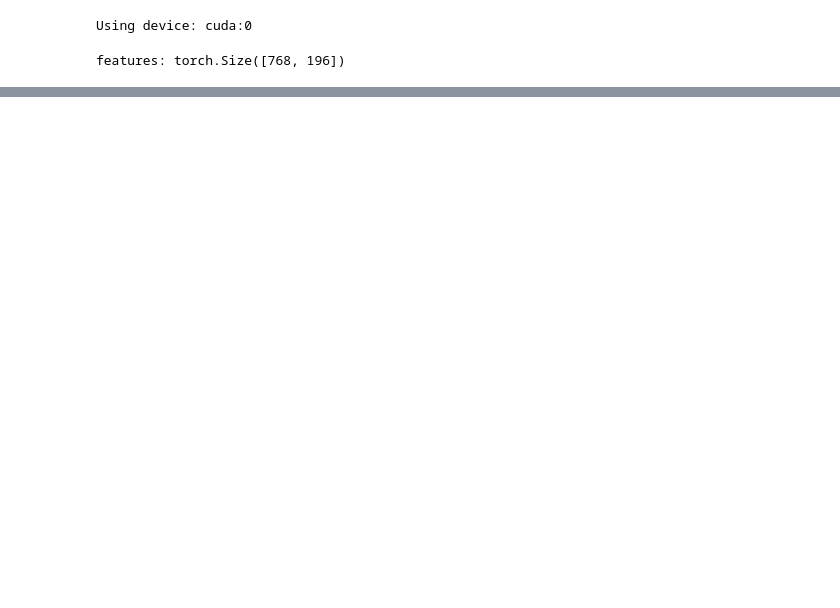
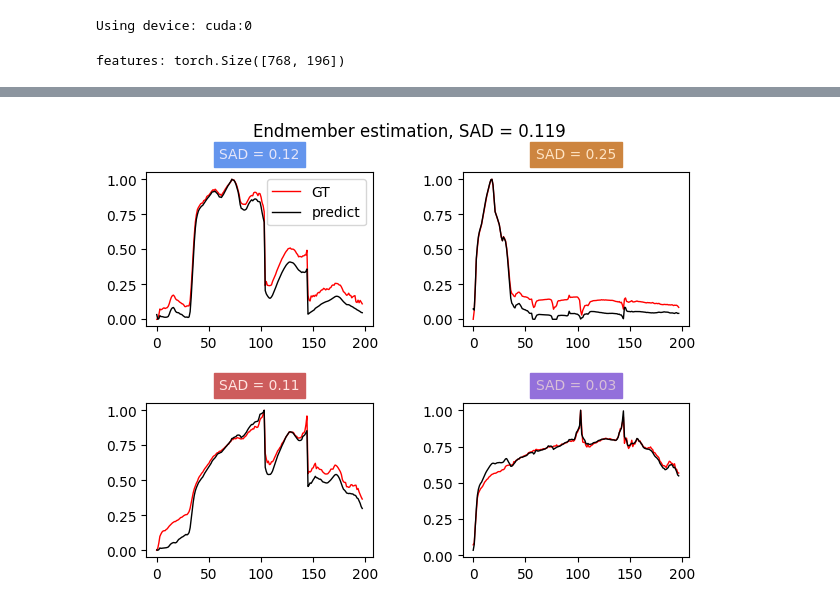
Before and after one commit to edabier/SS-HSU_benchmark, a Jupyter notebook: clean_test.ipynb, the cells around one changed output, grey strips where cells are left out. Saved outputs shown, nothing was run; the diff lists cells and outputs as text; code cells hidden in the pictures; blank space fills up the shorter version.

Commit message:
Comparisons between DOFA and CNNAEU

```diff
--- a/clean_test.ipynb
+++ b/clean_test.ipynb
@@ -6,7 +6,7 @@ import matplotlib.pyplot as plt
 import scipy.io as io
 import sys
 
-global_path = "/home/edabier/Documents/Thèse/benchmark"
+global_path = "/home/ids/edabier/HSU"
 sys.path.append(f"{global_path}/HyperSIGMA/HyperspectralUnmixing")
 from mmengine.optim import build_optim_wrapper
 from mmcv__custom import custom_layer_decay_optimizer_constructor
@@ -146,0 +142,90 @@ tensor(0.6264, device='cuda:0', grad_fn=<MeanBackward0>)
+# %%
+loader, _, _ = utils.create_dataloader(dataset, patch_size=H, dev=dev, path=global_path)
+epochs, lr = 200, 0.001
+
+optim_wrapper = dict(
+    optimizer=dict(type='AdamW', lr=lr, betas=(0.9, 0.999), weight_decay=0.05),
+    constructor='LayerDecayOptimizerConstructor_ViT',
+    paramwise_cfg=dict(num_layers=12, layer_decay_rate=0.9))
+
+model = unmixer
+model.apply(model.weights_init)
+model = models.init_decoder_weights(model, Y_init/Y_init.max(), c, is_unmixer=True)
+optimizer = build_optim_wrapper(model, optim_wrapper)
+
+for epoch in range(epochs):
+
+    for Y, E, A in loader:
+        optimizer.zero_grad()
+
+        Y = utils.oneD_to_2d(Y).to(dev)
+        A = utils.oneD_to_2d(A).to(dev)
+        E = E.to(dev)
+
+        Y, A, features = rsfm.extract_f("DOFA", fm, Y, A, new_H, wavelengths, False)
+        E_hat, A_hat, Y_hat = model(features)
+        W_ab, W_mse, W_tv_e, W_tv_a, W_e = 0.5, 1e-4, 1e-3, 1e-7, 1e-3 #0.5, 0.2, 1e-2, 1e-7, 0
+        loss, loss_sad, loss_ab, loss_tv_e, loss_tv_a, loss_mse, loss_norm_e = model.loss(Y, Y_hat, A_hat, E_hat, 1, W_ab, W_tv_e, W_tv_a, W_mse, W_e, hypersigma=False)
+
+        loss.backward()
+        optimizer.step()
+
+        with torch.no_grad():
+            constraints = models.weightConstraint()
+            model.decoder.apply(constraints)
+        break
+
+_, A, features = rsfm.extract_f("DOFA", fm, Y_init, A, new_H, wavelengths, False)
+E_hat1, A_hat1, Y_hat1 = model(features)
+sad, sad_a, mse = plots.compute_metrics_and_plot(E_hat1, A_hat1, A, E, normalize_E=True, normalize_A=True, return_results=True)
+print(f"After training: sad = {format(sad, '.3f')}, mse = {format(mse, '.3f')}, sad_a = {format(sad_a, '.3f')}, overall = {format(torch.mean(torch.tensor([sad, sad_a, mse])), '.3f')}")
+
+sads, sads_a, mses = [], [], []
+
+for n in range(20):
+
+    cnnaeu = rsfm.CNNAEU_with_decoder(B, c, model.decoder, freeze_E=True)
+    state_dict = cnnaeu.decoder.state_dict()
+    E_hat = model.decoder.get_endmembers()
+    E_hat = utils.normalize(E_hat, is_endmember=True)
+    state_dict["decoder.weight"] = E_hat.unsqueeze(-1).unsqueeze(-1)
+    cnnaeu.decoder.load_state_dict(state_dict)
+
+    epochs, lr = 200, 0.001
+    optimizer = torch.optim.AdamW(cnnaeu.parameters(), lr=lr)
+
+    for epoch in range(epochs):
+
+        for Y_cnn, E_cnn, A_cnn in loader:
+            optimizer.zero_grad()
+
+            Y_cnn = Y_cnn.to(dev)
+            # Y_cnn = utils.oneD_to_2d(Y_cnn)
+            # Y_cnn = utils.sum_to_one(Y_cnn)
+            # Y_cnn = Y_cnn/torch.max(Y_cnn)
+            # Y_cnn = Y_cnn.flatten(2)
+
+            E_hat_cnn, A_hat_cnn, Y_hat_cnn = cnnaeu(Y_cnn)
+
+            loss = cnnaeu.loss(E_cnn, E_hat_cnn, A_cnn, A_hat_cnn, Y_cnn, Y_hat_cnn)
+
+            loss.backward()
+            optimizer.step()
+            break
+
+    E_hat_cnn, A_hat_cnn, Y_hat_cnn = cnnaeu(Y.reshape(1, B, new_H**2))
+    A_hat_cnn = utils.oneD_to_2d(A_hat_cnn)
+
+    sad, sad_a, mse = plots.compute_metrics_and_plot(E_hat_cnn, A_hat_cnn, A, E, normalize_E=True, normalize_A=True, return_results=True, plot_A=False, plot_E=False)
+    sads.append(sad)
+    sads_a.append(sad_a)
+    mses.append(mse)
+    print(f"{n+1} xp done")
+
+sads = torch.tensor(sads)
+mses = torch.tensor(mses)
+sads_a = torch.tensor(sads_a)
+sads_a = sads_a[~sads_a.isnan()]
+plots.compute_metrics_and_plot(E_hat_cnn, A_hat_cnn, A, E, normalize_E=True, normalize_A=True)
+print(f"SAD = {format(torch.mean(torch.tensor(sads)), '.3f')} ± {format(torch.std(torch.tensor(sads)), '.2f')}, SAD (A) = {format(torch.mean(torch.tensor(sads_a)), '.3f')} ± {format(torch.std(torch.tensor(sads_a)), '.2f')}, NMSE = {format(torch.mean(torch.tensor(mses)), '.3f')} ± {format(torch.std(torch.tensor(mses)), '.2f')}, overall = {format(torch.mean(torch.tensor([torch.mean(torch.tensor(mses)), torch.mean(torch.tensor(sads)), torch.mean(torch.tensor(sads_a))])), '.3f')}")
+# %% [output]
@@ -146,0 +249 @@ tensor(0.6264, device='cuda:0', grad_fn=<MeanBackward0>)
+[figure, added]
```
Also changed, not shown: parts of 6 cells of this notebook, 2 other files.
